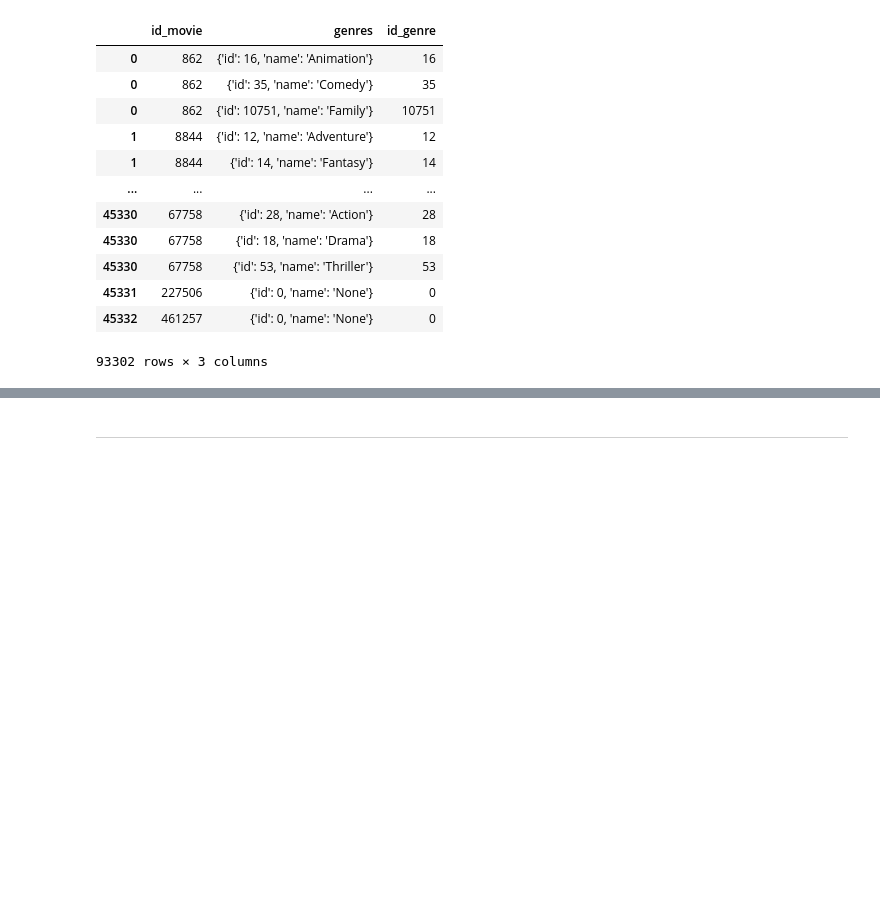
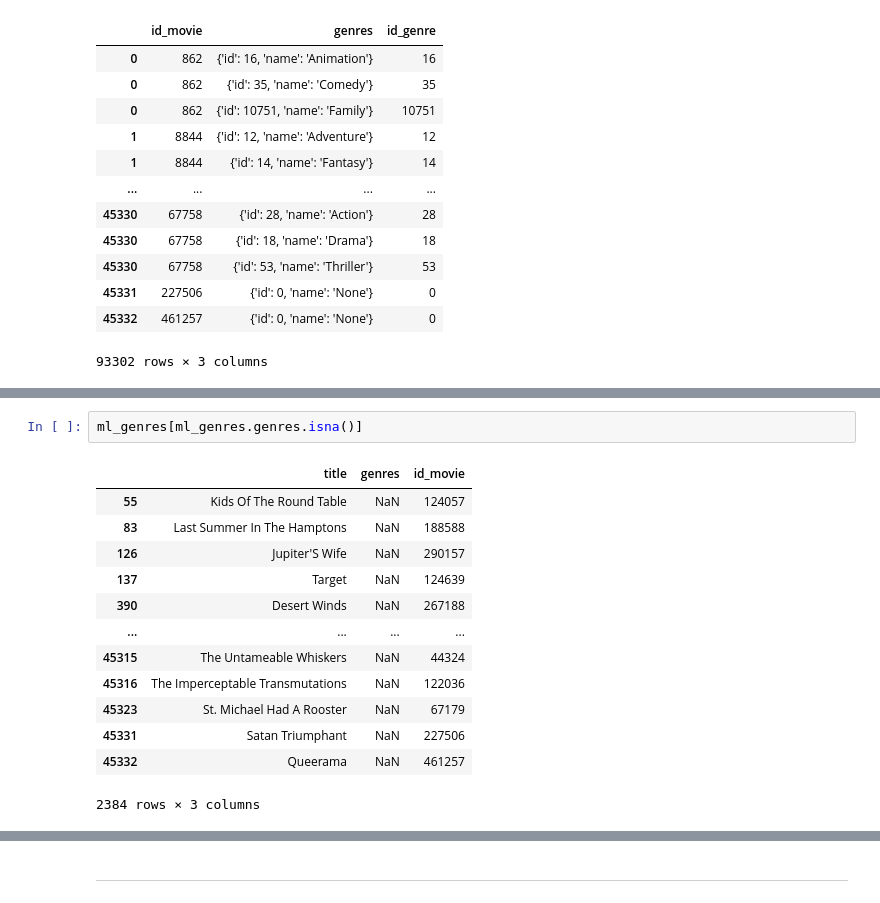
Before and after one commit to rominaEsc/PI_MLOPS_datapt2_streaming, a Jupyter notebook: 3_creacion_de_tablas.ipynb, the cells around one changed output, grey strips where cells are left out. Saved outputs shown, nothing was run; the diff lists cells and outputs as text; blank space fills up the shorter version.

```diff
--- a/3_creacion_de_tablas.ipynb
+++ b/3_creacion_de_tablas.ipynb
@@ -490,0 +475,16 @@ movies.head(2)
+# %%
+ml_genres[ml_genres.genres.isna()]
+# %% [output]
+|  | title | genres | id_movie |
+| 55 | Kids Of The Round Table | NaN | 124057 |
+| 83 | Last Summer In The Hamptons | NaN | 188588 |
+| 126 | Jupiter'S Wife | NaN | 290157 |
+| 137 | Target | NaN | 124639 |
+| 390 | Desert Winds | NaN | 267188 |
+| ... | ... | ... | ... |
+| 45315 | The Untameable Whiskers | NaN | 44324 |
+| 45316 | The Imperceptable Transmutations | NaN | 122036 |
+| 45323 | St. Michael Had A Rooster | NaN | 67179 |
+| 45331 | Satan Triumphant | NaN | 227506 |
+| 45332 | Queerama | NaN | 461257 |
+2384 rows × 3 columns
```
Also changed, not shown: parts of 12 cells of this notebook, 6 other files.
